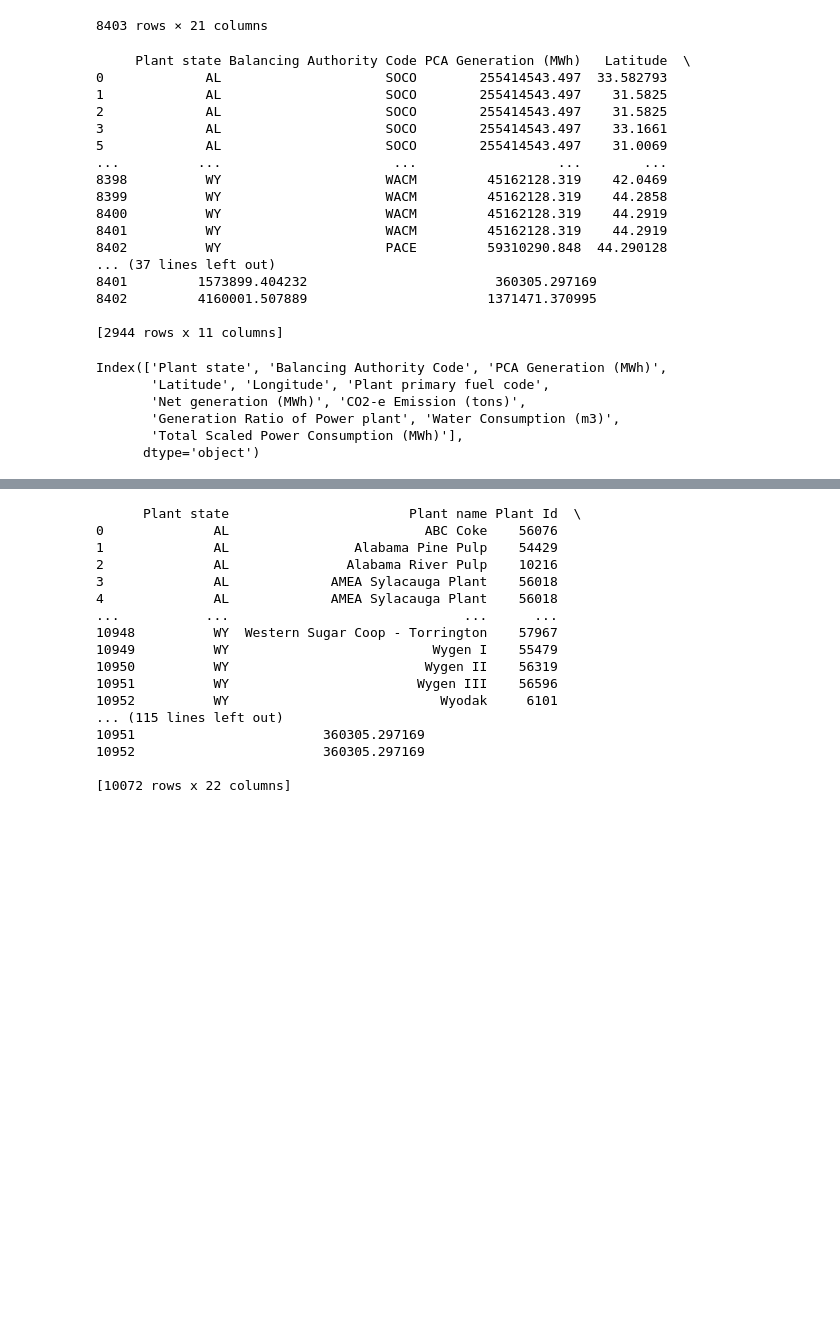
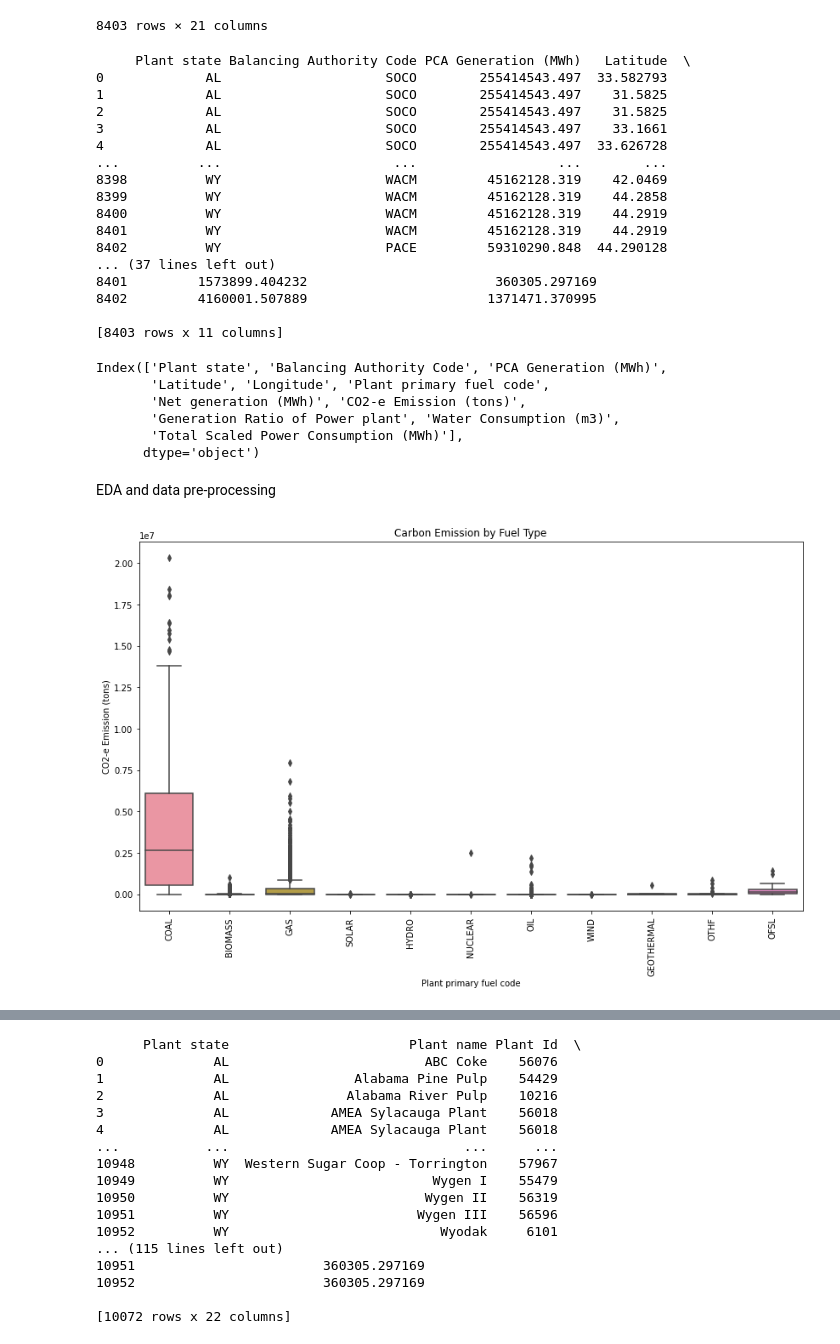
Before and after one commit to ChhaviDixit/ML-Climate, a Jupyter notebook: src/src/Data Center Sustainability Score.ipynb, the cells around one changed output, grey strips where cells are left out. Drawn from its saved outputs; the diff is of its cells as text; code cells hidden in the pictures; blank space fills up the shorter version.

Commit message:
EDA  and basic pre-processing for carbon emissions

```diff
--- a/src/src/Data Center Sustainability Score.ipynb
+++ b/src/src/Data Center Sustainability Score.ipynb
@@ -122,8 +126,7 @@ df1_2
 | 8402 | WY | Wyodak | 6101 | PacifiCorp - East | PACE | 59310290.848 | ... |
 8403 rows × 21 columns
 # %%
-dfCarbon = df1_2.loc[df1_2['Carbon intensity (Tons/MWh)'] > 0]
-dfCarbon = dfCarbon.drop(columns = ['Plant name', 'Plant Id', 'Balancing Authority Name', 'Plant primary fuel', 'Water intensity (m3/MWh)', 'Carbon intensity (Tons/MWh)', 'Subbasin', 'HUC8', 'HUC8 ID', 'PCA Name'], axis = 1)
+dfCarbon = df1_2.drop(columns = ['Plant name', 'Plant Id', 'Balancing Authority Name', 'Plant primary fuel', 'Water intensity (m3/MWh)', 'Carbon intensity (Tons/MWh)', 'Subbasin', 'HUC8', 'HUC8 ID', 'PCA Name'], axis = 1)
 print(dfCarbon)
 # %% [output]
      Plant state Balancing Authority Code PCA Generation (MWh)   Latitude  \
@@ -131,7 +134,7 @@ print(dfCarbon)
 1             AL                     SOCO        255414543.497    31.5825
 2             AL                     SOCO        255414543.497    31.5825
 3             AL                     SOCO        255414543.497    33.1661
-5             AL                     SOCO        255414543.497    31.0069
+4             AL                     SOCO        255414543.497  33.626728
 ...          ...                      ...                  ...        ...
 8398          WY                     WACM         45162128.319    42.0469
 8399          WY                     WACM         45162128.319    44.2858
@@ -142,7 +145,7 @@ print(dfCarbon)
 8401         1573899.404232                        360305.297169
 8402         4160001.507889                       1371471.370995
 
-[2944 rows x 11 columns]
+[8403 rows x 11 columns]
 # %%
 print(dfCarbon.columns)
 # %% [output]
@@ -152,3 +155,14 @@ Index(['Plant state', 'Balancing Authority Code', 'PCA Generation (MWh)',
        'Generation Ratio of Power plant', 'Water Consumption (m3)',
        'Total Scaled Power Consumption (MWh)'],
       dtype='object')
+# %% [markdown]
+EDA and data pre-processing
+# %%
+# Explore relationship between fuel type and carbon intensity
+plt.figure(figsize=(14, 8))
+sns.boxplot(x='Plant primary fuel code', y='CO2-e Emission (tons)', data=df2)
+plt.title('Carbon Emission by Fuel Type')
+plt.xticks(rotation=90)
+plt.show()
+# %% [output]
+[figure, added]
```
Also changed, not shown: parts of 11 cells of this notebook.
